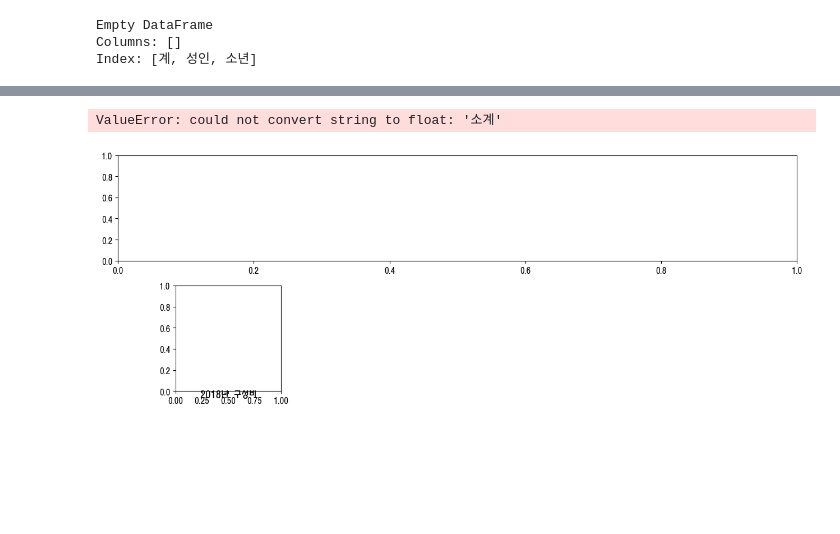
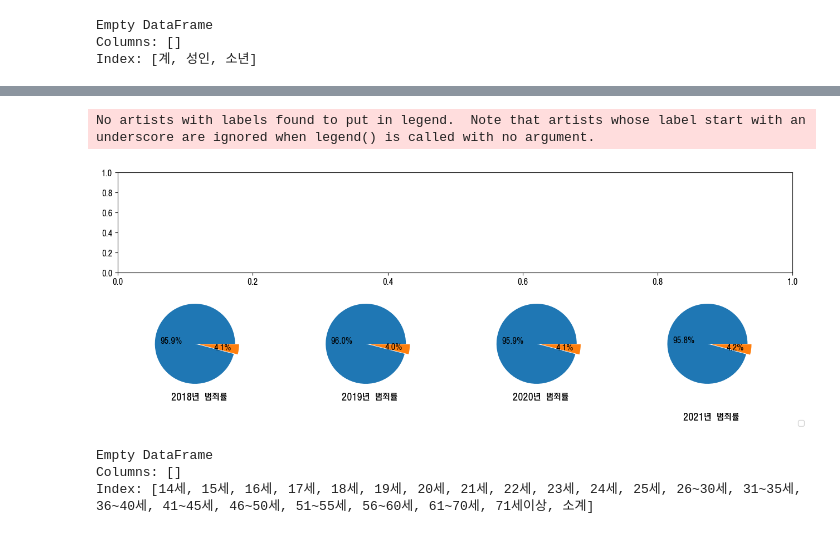
Before and after one commit to chaehee-Jin/-AWS--Python, a Jupyter notebook: Day29_portfolio.ipynb, the cells around one changed output, grey strips where cells are left out. Cells and saved outputs as stored; diff of their text form; code cells hidden in the pictures; blank space fills up the shorter version.

```diff
--- a/Day29_portfolio.ipynb
+++ b/Day29_portfolio.ipynb
@@ -32,9 +32,12 @@ kfont = matplotlib.font_manager.FontProperties(fname= font_path).get_name()
 matplotlib.rcParams['font.family'] = [kfont] + current_font_list
 
 pd_data = pd.read_csv('범죄자_연령_20230313154500.csv', encoding='cp949', header=0)
-pd_data.head()
+#pd_data.head()
 # print(pd_data.shape)
 
 # print(pd_data['범행연령별(1)'])
 # print(pd_data.dtypes)
+filter1 = pd_data['범죄별(1)'] == '합계'
+filter2 = pd_data['범죄별(2)'] == '소계'
+pd_data[filter1 & filter2].set_index(['범죄별(1)', '범죄별(2)', '범행연령별(1)', '범행연령별(2)']).stack().unstack(level = 3)
 # %% [output]
@@ -60,7 +72,7 @@ Index: [계, 성인, 소년]
 total=pd_data[['범행연령별(1)', '2018', '2019', '2020', '2021']]
 t =total.set_index('범행연령별(1)').stack().replace('-', 0).astype('int64').reset_index()
 print(t)
-t.groupby(['level_1','범행연령별(1)']).sum()
+c = t.groupby(['level_1','범행연령별(1)']).sum()
 # %% [output]
     범행연령별(1) level_1        0
 0          계    2018  1749459
@@ -93,28 +91,52 @@ t.groupby(['level_1','범행연령별(1)']).sum()
 # %%
 fig = plt.figure(layout='tight', figsize=(6.4*2, 4.8))
-line_axe = fig.add_subplot(2,1,1)
-
-pie2018_axe = fig.add_subplot(2,3,4)
-pie2018_axe.set_title('2018년 범죄률', y=-0.1)
-pie2018_axe.pie(pd_data.iloc[0, 1:])
-
-# pie2019_axe = fig.add_subplot(2,3,4)
-# pie2019_axe.set_title('2019년 구성비', y=-0.1)
-# pie2019_axe.pie(pd_data.iloc[0, 1:])
+pie_axe = fig.add_subplot(2,1,1)
 
 
-# pie2020_axe = fig.add_subplot(2,3,4)
-# pie2020_axe.set_title('2020년 구성비', y=-0.1).
-
-# pie2020_axe.pie(pd_data.iloc[0, 1:])
+pie2018_axe = fig.add_subplot(2,4,5)
+pie2018_axe.set_title('2018년 범죄률', y=-0.1)
+pie2018_axe.pie(c.iloc[[1,2], 0], autopct='%1.1f%%',explode=(0.1, 0))
 
 
-# pie2021_axe = fig.add_subplot(2,3,5)
-# pie2021_axe.set_title('2021년 구성비', y=-0.3)
-# pie2021_axe.pie(pd_data.iloc[-1, 1:])
-# pie2021_axe.pie(pd_data.iloc[-1, 1:], labels=list('abc'), autopct='%.2f', shadow=True, radius=1.5)
 
-# fig.legend(loc ='lower right')
+
+pie2019_axe = fig.add_subplot(2,4,6)
+pie2019_axe.set_title('2019년 범죄률', y=-0.1)
+pie2019_axe.pie(c.iloc[[4,5], 0],autopct='%1.1f%%',explode=(0.1, 0))
+
+
+pie2020_axe = fig.add_subplot(2,4,7)
+pie2020_axe.set_title('2020년 범죄률', y=-0.1)
+pie2020_axe.pie(c.iloc[[7,8],0],autopct='%1.1f%%',explode=(0.1, 0))
+
+
+pie2021_axe = fig.add_subplot(2,4,8)
+pie2021_axe.set_title('2021년 범죄률', y=-0.3)
+pie2021_axe.pie(c.iloc[[10, 11], 0],autopct='%1.1f%%',explode=(0.1, 0))
+#pie2021_axe.pie(c.iloc[[8,9],0], labels=list('abc'), autopct='%.2f', shadow=True, radius=1.5)
+
+fig.legend(loc ='lower right')
+
+plt.show()
 # %% [output]
-ValueError: could not convert string to float: '소계'
+No artists with labels found to put in legend.  Note that artists whose label start with an underscore are ignored when legend() is called with no argument.
-[figure, old version]
+[figure, new version]
+# %%
+c2 = pd_data.groupby(['범행연령별(2)'])
+df_group = c2.mean()
+
+print(df_group)
+
+#pd_data.drop(('14세', '15세', '16세', '17세', '18세'), axis = 1, inplace=True)
+pd_data.head()
+
+filter1 = (pd_data['범행연령별(2)']=='14세') | (pd_data['범행연령별(2)'] =='15세') | (pd_data['범행연령별(2)'] =='16세') |(pd_data['범행연령별(2)'] =='17세')|(pd_data['범행연령별(2)'] == '18세')
+pd_data[filter1]
+filter2 = (pd_data['범행연령별(2)'] =='19세') | (pd_data['범행연령별(2)'] =='20세') | (pd_data['범행연령별(2)'] == '21세') | (pd_data['범행연령별(2)'] =='22세')|(pd_data['범행연령별(2)'] =='23세')|(pd_data['범행연령별(2)'] =='24세')| (pd_data['범행연령별(2)'] =='25세') | (pd_data['범행연령별(2)'] =='26~30세')|(pd_data['범행연령별(2)'] =='31~35세')
+filter3 = (pd_data['범행연령별(2)'] =='36~40세')|(pd_data['범행연령별(2)'] =='41~45세')|(pd_data['범행연령별(2)'] =='46~50세')|(pd_data['범행연령별(2)'] =='51~55세')|(pd_data['범행연령별(2)'] =='56~60세')
+filter4 = (pd_data['범행연령별(2)'] =='61~70세')|(pd_data['범행연령별(2)'] =='71세이상')
+#pd_data['범행연령별(2)'].unique()
+# %% [output]
+Empty DataFrame
+Columns: []
+Index: [14세, 15세, 16세, 17세, 18세, 19세, 20세, 21세, 22세, 23세, 24세, 25세, 26~30세, 31~35세, 36~40세, 41~45세, 46~50세, 51~55세, 56~60세, 61~70세, 71세이상, 소계]
```
Also changed, not shown: parts of 4 cells of this notebook, 1 other file.
